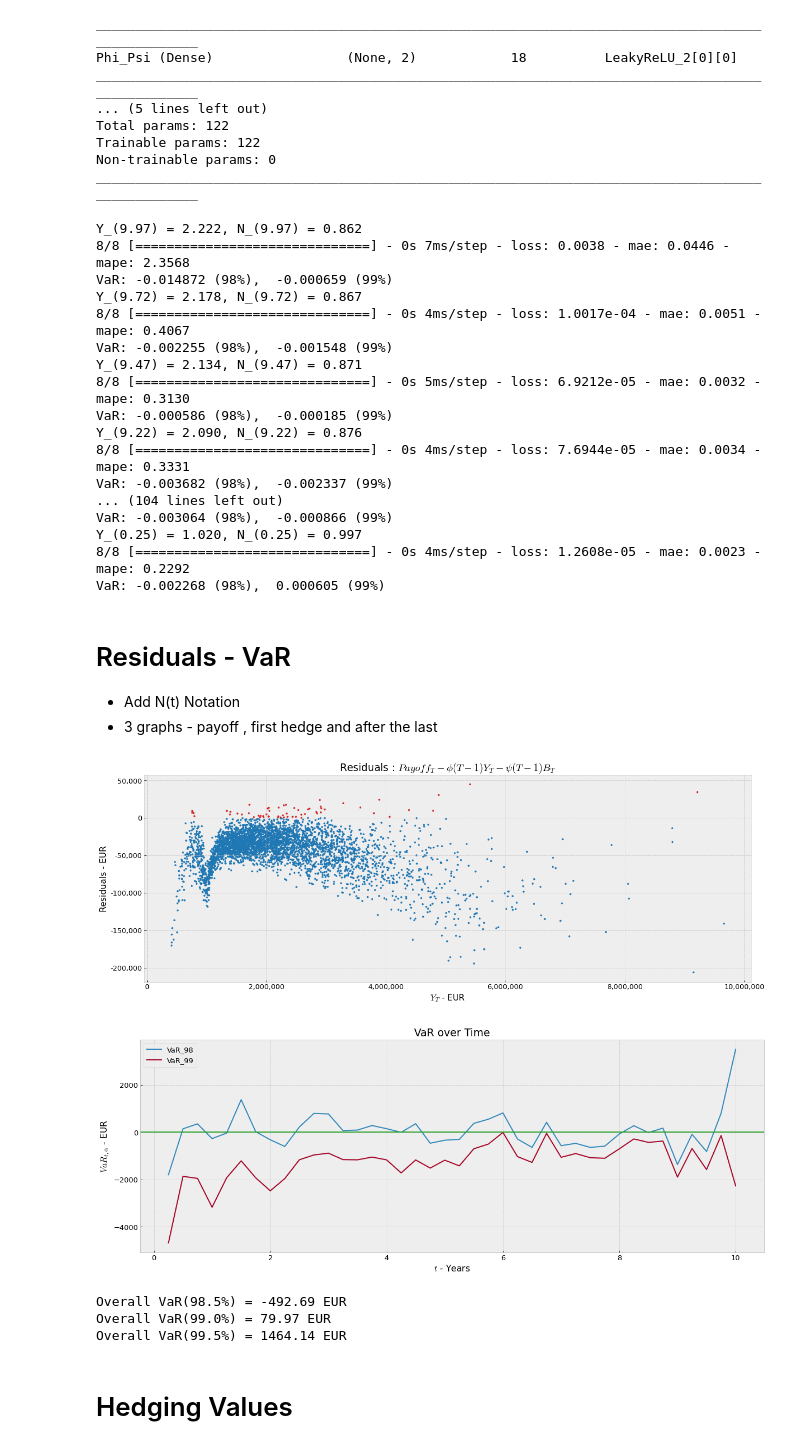
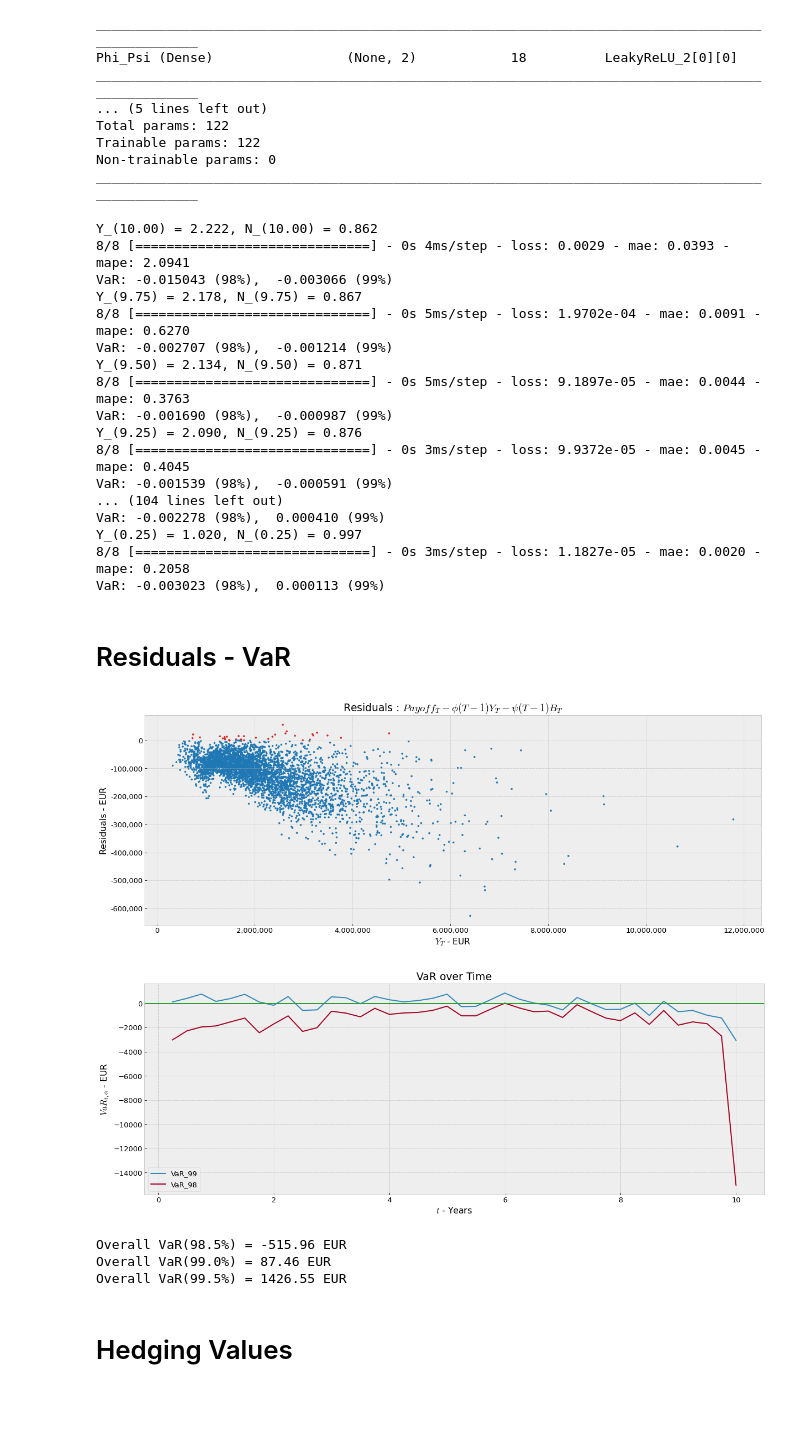
Before and after one commit to ithakis/Option-Replicating-Portfolio-with-Neural-Networks, a Jupyter notebook: Assignment4.ipynb, the cells around one changed output. Saved outputs shown, nothing was run; the diff lists cells and outputs as text; code cells hidden in the pictures; blank space fills up the shorter version.

```diff
--- a/Assignment4.ipynb
+++ b/Assignment4.ipynb
@@ -42,7 +42,7 @@ def sobol_norm(m, d=1 ,seed=1234):
     return stats.norm.ppf(x_sobol)
 # %%
 """ Global Variables """
-n_paths   = ceil(np.log2(4_000)) ; print(f'Paths: {2**n_paths:,.0f}')# for both Y and N
+n_paths   = ceil(np.log2(3_000)) ; print(f'Paths: {2**n_paths:,.0f}')# for both Y and N
 dt        = 1/(365) # Local: use greater than 42
 
 rebalancing = 1/4 # Quarterly
@@ -194,7 +194,7 @@ reduction       = floor((n_time_steps-1)/(T/rebalancing))   ; print(f'reduction
 Y_paths         = Y_paths[:, slice(0, None, reduction)]
 B               = B[:, slice(0, None, reduction)]
 N_paths         = N_paths[:, slice(0, None, reduction)]
-n_time_steps  = ceil(n_time_steps/reduction) ; dt = dt *(reduction)
+n_time_steps  = ceil(n_time_steps/reduction) ; dt = rebalancing
 Y_paths[:,-1].mean(), N_paths[:,-1].mean(), dt, Y_paths.shape, n_time_steps
 # %% [output]
 reduction = 91
@@ -326,7 +326,7 @@ P_E_Values  = np.ones((1,3)) * values[:,-1].mean()
 VaR_HV      = []
 Phi_Psi_HV  = []
 for t_i in trange(n_time_steps-2, -1, -1):
-    print(f'Y_({(t_i+1)*dt:.2f}) = {Y_paths[:,t_i+1].mean():.3f}, N_({(t_i+1)*dt:.2f}) = {N_paths_NN[:,t_i+1].mean():.3f}')
+    print(f'\n>> Y_({(t_i+1)*dt:.2f}) = {Y_paths[:,t_i+1].mean():.3f}, N_({(t_i+1)*dt:.2f}) = {N_paths_NN[:,t_i+1].mean():.3f}')
     _Y_t  = Y_paths[:,t_i]
     _B_t  = B[:,t_i]
     _Y_t1 = Y_paths[:,t_i+1]
@@ -361,27 +361,25 @@ for t_i in trange(n_time_steps-2, -1, -1):
     its += 1 ; Flag = False
     P_E_Values = np.append(P_E_Values, np.array([values[:,t_i].mean(), E_payoff*np.exp(-mu*dt*its), E_payoff*np.exp(-r*dt*its)]).reshape(1,3), axis=0)
 # %% [output]
-Y_(9.97) = 2.222, N_(9.97) = 0.862
-8/8 [==============================] - 0s 7ms/step - loss: 0.0038 - mae: 0.0446 - mape: 2.3568
-VaR: -0.014872 (98%),  -0.000659 (99%)
-Y_(9.72) = 2.178, N_(9.72) = 0.867
-8/8 [==============================] - 0s 4ms/step - loss: 1.0017e-04 - mae: 0.0051 - mape: 0.4067
-VaR: -0.002255 (98%),  -0.001548 (99%)
-Y_(9.47) = 2.134, N_(9.47) = 0.871
-8/8 [==============================] - 0s 5ms/step - loss: 6.9212e-05 - mae: 0.0032 - mape: 0.3130
-VaR: -0.000586 (98%),  -0.000185 (99%)
-Y_(9.22) = 2.090, N_(9.22) = 0.876
-8/8 [==============================] - 0s 4ms/step - loss: 7.6944e-05 - mae: 0.0034 - mape: 0.3331
-VaR: -0.003682 (98%),  -0.002337 (99%)
+Y_(10.00) = 2.222, N_(10.00) = 0.862
+8/8 [==============================] - 0s 4ms/step - loss: 0.0029 - mae: 0.0393 - mape: 2.0941
+VaR: -0.015043 (98%),  -0.003066 (99%)
+Y_(9.75) = 2.178, N_(9.75) = 0.867
+8/8 [==============================] - 0s 5ms/step - loss: 1.9702e-04 - mae: 0.0091 - mape: 0.6270
+VaR: -0.002707 (98%),  -0.001214 (99%)
+Y_(9.50) = 2.134, N_(9.50) = 0.871
+8/8 [==============================] - 0s 5ms/step - loss: 9.1897e-05 - mae: 0.0044 - mape: 0.3763
+VaR: -0.001690 (98%),  -0.000987 (99%)
+Y_(9.25) = 2.090, N_(9.25) = 0.876
+8/8 [==============================] - 0s 3ms/step - loss: 9.9372e-05 - mae: 0.0045 - mape: 0.4045
+VaR: -0.001539 (98%),  -0.000591 (99%)
 ... (104 lines left out)
-VaR: -0.003064 (98%),  -0.000866 (99%)
+VaR: -0.002278 (98%),  0.000410 (99%)
 Y_(0.25) = 1.020, N_(0.25) = 0.997
-8/8 [==============================] - 0s 4ms/step - loss: 1.2608e-05 - mae: 0.0023 - mape: 0.2292
-VaR: -0.002268 (98%),  0.000605 (99%)
+8/8 [==============================] - 0s 3ms/step - loss: 1.1827e-05 - mae: 0.0020 - mape: 0.2058
+VaR: -0.003023 (98%),  0.000113 (99%)
-# %% [markdown]
-# Residuals - VaR
-* Add N(t) Notation
-* 3 graphs - payoff , first hedge and after the last
+# %% [markdown]
+# Residuals - VaR
 # %%
 VaR_HV_df = pd.DataFrame(np.array(VaR_HV)[:,0], index=np.array(VaR_HV)[:,1], columns=['VaR'])
 VaR_HV_df = VaR_HV_df * ADJUSTMENT_FACTOR
@@ -394,21 +392,21 @@ plt.title(r'Residuals : $Payoff_T - \phi(T-1)Y_T - \psi(T-1)B_T$')
 ax.yaxis.set_major_formatter(ticker.StrMethodFormatter("{x:,.0f}"))
 ax.xaxis.set_major_formatter(ticker.StrMethodFormatter("{x:,.0f}"))
 # %% [output]
-[figure, old version]
+[figure, new version]
 # %%
 ax = VaR_HV_df.groupby(level=0).aggregate(
-    VaR_98=pd.NamedAgg(column="VaR", aggfunc = lambda x: np.quantile(x, .99)),
-    VaR_99=pd.NamedAgg(column="VaR", aggfunc = lambda x: np.quantile(x, .98)),
+    VaR_99=pd.NamedAgg(column="VaR", aggfunc = lambda x: np.quantile(x, .99)),
+    VaR_98=pd.NamedAgg(column="VaR", aggfunc = lambda x: np.quantile(x, .98)),
     ).plot(title=r'VaR over Time', xlabel=r'$t$ - Years', ylabel=r'$VaR_{t,\alpha}$ - EUR')
 ax.axhline(0, color='tab:green') ; plt.show()
 print(f'Overall VaR(98.5%) = {np.quantile(VaR_HV_df.values, .985):.2f} EUR')
 print(f'Overall VaR(99.0%) = {np.quantile(VaR_HV_df.values, .99):.2f} EUR')
 print(f'Overall VaR(99.5%) = {np.quantile(VaR_HV_df.values, .995):.2f} EUR')
 # %% [output]
-[figure, old version]
+[figure, new version]
-Overall VaR(98.5%) = -492.69 EUR
-Overall VaR(99.0%) = 79.97 EUR
-Overall VaR(99.5%) = 1464.14 EUR
+Overall VaR(98.5%) = -515.96 EUR
+Overall VaR(99.0%) = 87.46 EUR
+Overall VaR(99.5%) = 1426.55 EUR
 # %% [markdown]
 # Hedging Values
 # %%
```
Also changed, not shown: parts of 9 cells of this notebook, 3 other files.
